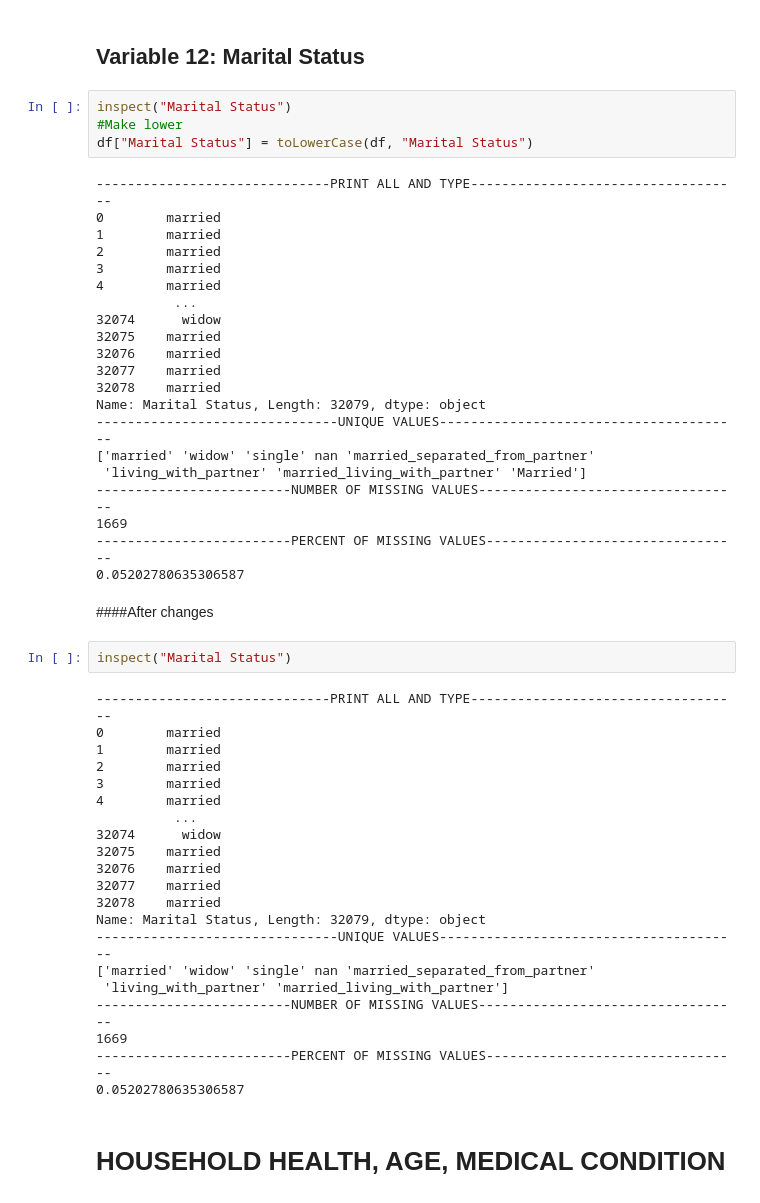
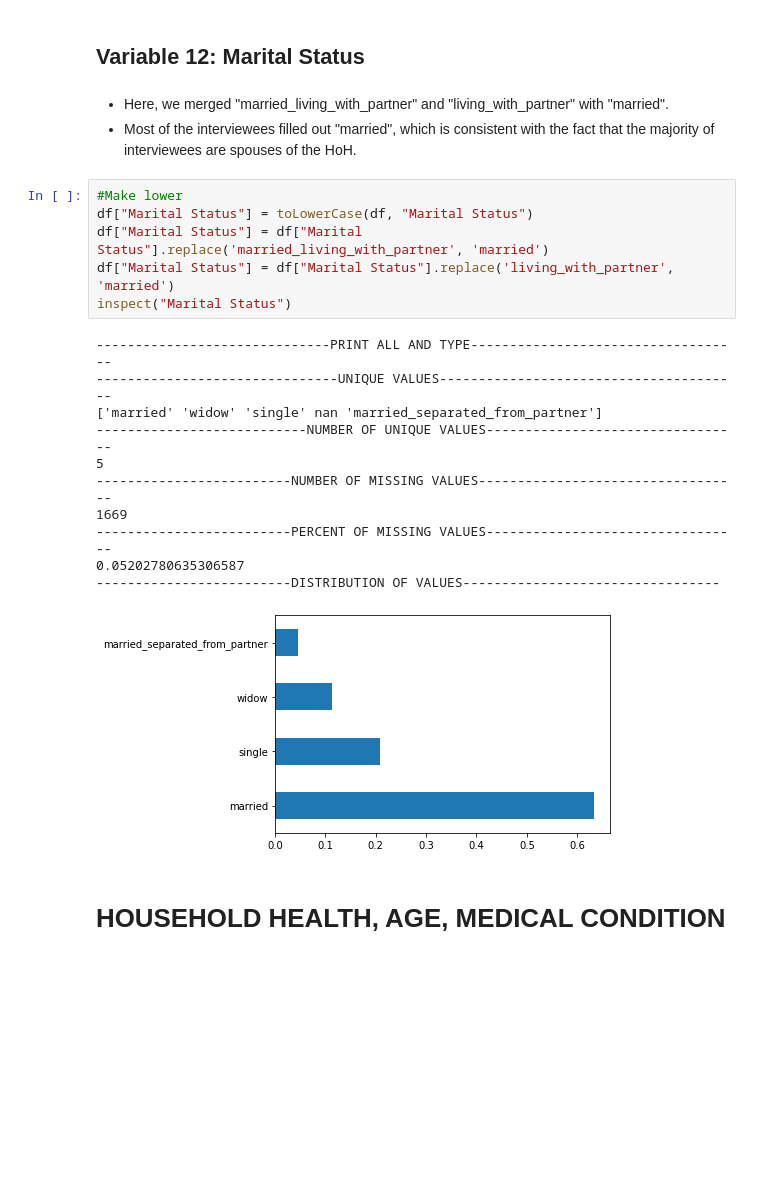
Before and after one commit to LynnWahab/ds_2021, a Jupyter notebook: ds_2021.ipynb, the cells around one changed output. Drawn from its saved outputs; the diff is of its cells as text; blank space fills up the shorter version.

```diff
--- a/ds_2021.ipynb
+++ b/ds_2021.ipynb
@@ -513,55 +460,26 @@ Name: Gender, Length: 32079, dtype: object
 # %% [markdown]
 ## Variable 12: Marital Status
-# %%
-inspect("Marital Status")
-#Make lower
-df["Marital Status"] = toLowerCase(df, "Marital Status")
-# %% [output]
-------------------------------PRINT ALL AND TYPE-----------------------------------
-0        married
-1        married
-2        married
-3        married
-4        married
-          ...
-32074      widow
-32075    married
-32076    married
-32077    married
-32078    married
-Name: Marital Status, Length: 32079, dtype: object
--------------------------------UNIQUE VALUES---------------------------------------
-['married' 'widow' 'single' nan 'married_separated_from_partner'
- 'living_with_partner' 'married_living_with_partner' 'Married']
--------------------------NUMBER OF MISSING VALUES----------------------------------
-1669
--------------------------PERCENT OF MISSING VALUES---------------------------------
-0.05202780635306587
-# %% [markdown]
-####After changes
-# %%
-inspect("Marital Status")
-# %% [output]
-------------------------------PRINT ALL AND TYPE-----------------------------------
-0        married
-1        married
-2        married
-3        married
-4        married
-          ...
-32074      widow
-32075    married
-32076    married
-32077    married
-32078    married
-Name: Marital Status, Length: 32079, dtype: object
--------------------------------UNIQUE VALUES---------------------------------------
-['married' 'widow' 'single' nan 'married_separated_from_partner'
- 'living_with_partner' 'married_living_with_partner']
--------------------------NUMBER OF MISSING VALUES----------------------------------
-1669
--------------------------PERCENT OF MISSING VALUES---------------------------------
-0.05202780635306587
+# %% [markdown]
+- Here, we merged "married_living_with_partner" and "living_with_partner" with "married".
+- Most of the interviewees filled out "married", which is consistent with the fact that the majority of interviewees are spouses of the HoH.
+# %%
+#Make lower
+df["Marital Status"] = toLowerCase(df, "Marital Status")
+df["Marital Status"] = df["Marital Status"].replace('married_living_with_partner', 'married')
+df["Marital Status"] = df["Marital Status"].replace('living_with_partner', 'married')
+inspect("Marital Status")
+# %% [output]
+------------------------------PRINT ALL AND TYPE-----------------------------------
+-------------------------------UNIQUE VALUES---------------------------------------
+['married' 'widow' 'single' nan 'married_separated_from_partner']
+---------------------------NUMBER OF UNIQUE VALUES---------------------------------
+5
+-------------------------NUMBER OF MISSING VALUES----------------------------------
+1669
+-------------------------PERCENT OF MISSING VALUES---------------------------------
+0.05202780635306587
+-------------------------DISTRIBUTION OF VALUES---------------------------------
+[figure, added]
 # %% [markdown]
 # HOUSEHOLD HEALTH, AGE, MEDICAL CONDITION
 # %% [markdown]
```
Also changed, not shown: parts of 214 cells of this notebook, 1 other file.
